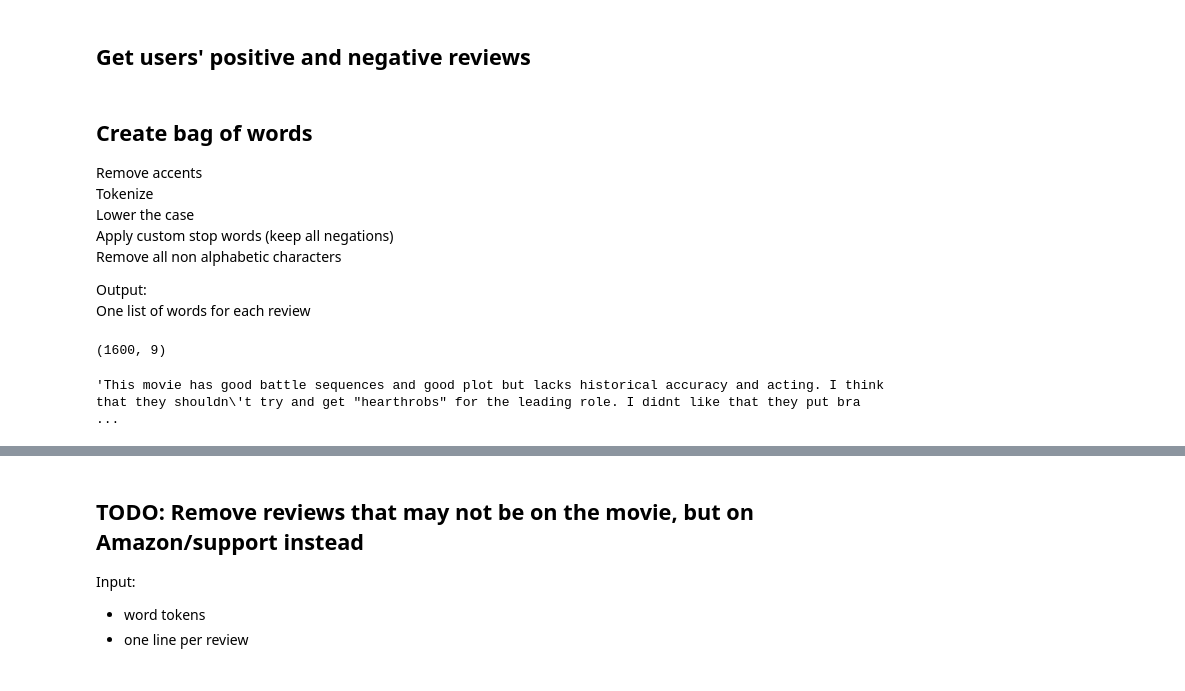
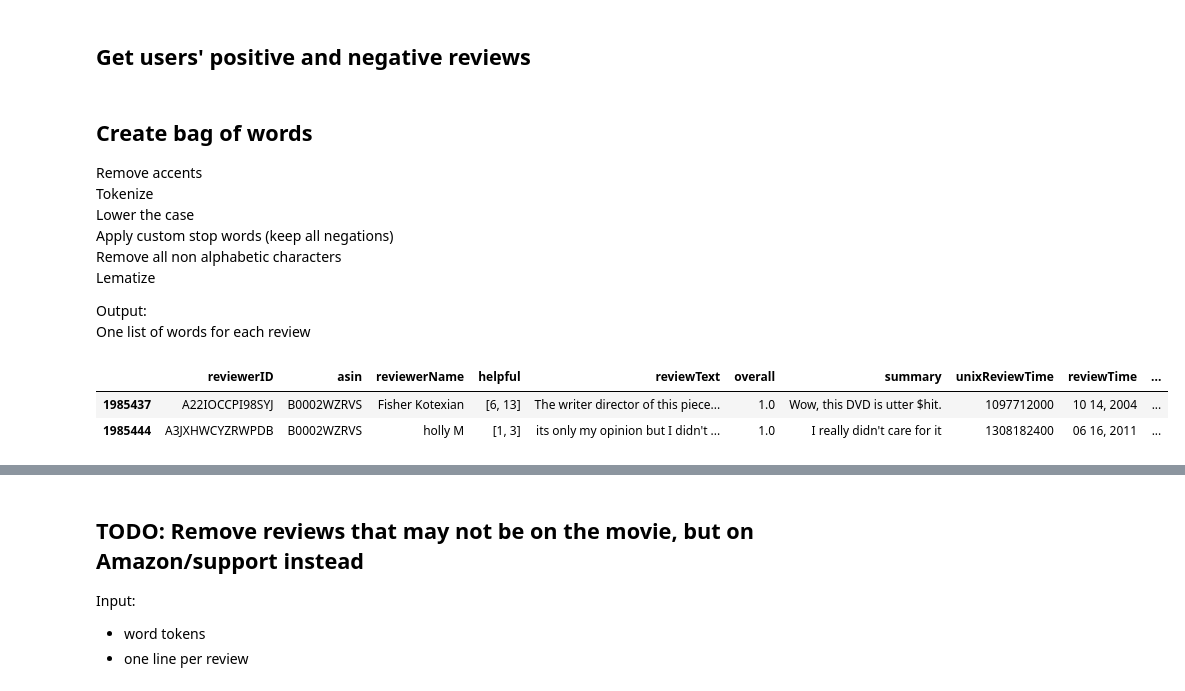
Before and after one commit to j-gd/movie_mood, a Jupyter notebook: src/star_rating_modeling.ipynb, the cells around one changed output, grey strips where cells are left out. Drawn from its saved outputs; the diff is of its cells as text; code cells hidden in the pictures.

```diff
--- a/src/star_rating_modeling.ipynb
+++ b/src/star_rating_modeling.ipynb
@@ -52,10 +56,21 @@ Tokenize
 Lower the case
 Apply custom stop words (keep all negations)
 Remove all non alphabetic characters
+Lematize
 
 Output:
 One list of words for each review
+# %%
+%reload_ext autoreload
+word_bag = WordBag()
+
+for i in ['train','test']:
+    for j in ['positive','negative']:
+         train_test_dic[i][j]['words'] = \
+            word_bag.create(train_test_dic[i][j]['reviewText'])
 # %%
-train_test_dic['train']['positive'].shape
+train_test_dic['train']['negative'][:2]
 # %% [output]
-(1600, 9)
+|  | reviewerID | asin | reviewerName | helpful | reviewText | overall | summary | unixReviewTime | reviewTime | ... |
+| 1985437 | A22IOCCPI98SYJ | B0002WZRVS | Fisher Kotexian | [6, 13] | The writer director of this piece... | 1.0 | Wow, this DVD is utter $hit. | 1097712000 | 10 14, 2004 | ... |
+| 1985444 | A3JXHWCYZRWPDB | B0002WZRVS | holly M | [1, 3] | its only my opinion but I didn't ... | 1.0 | I really didn't care for it | 1308182400 | 06 16, 2011 | ... |
@@ -64,4 +76,0 @@ reviews_text = train_test_dic['train']['positive']['reviewText'][:3].values
-# %%
-reviews_text[0]
-# %% [output]
-'This movie has good battle sequences and good plot but lacks historical accuracy and acting. I think that they shouldn\'t try and get "hearthrobs" for the leading role. I didnt like that they put bra ...
```
Also changed, not shown: parts of 8 cells of this notebook, 1 other file.
